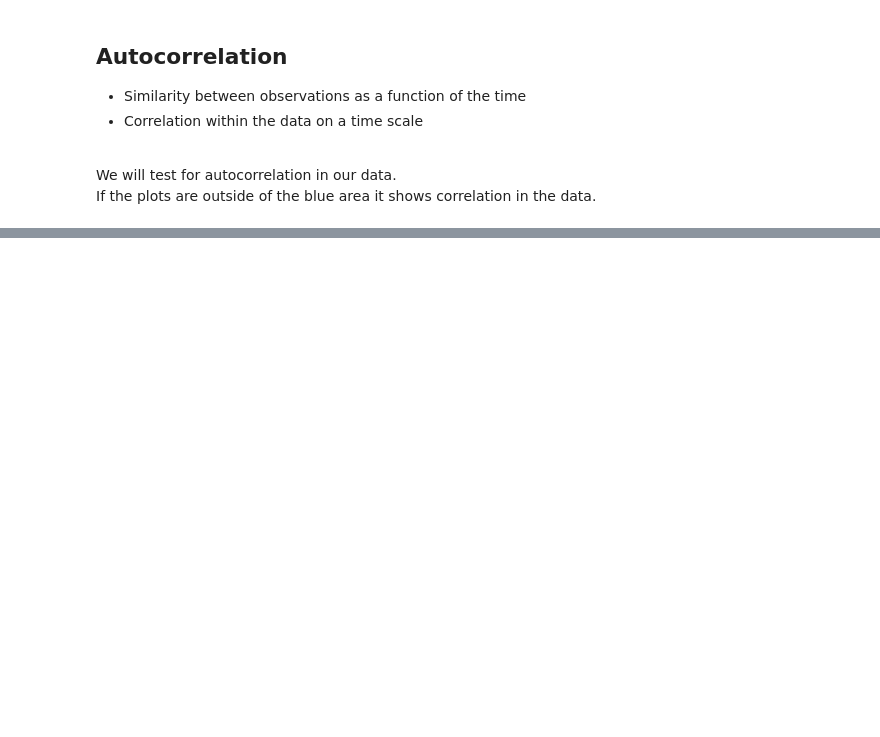
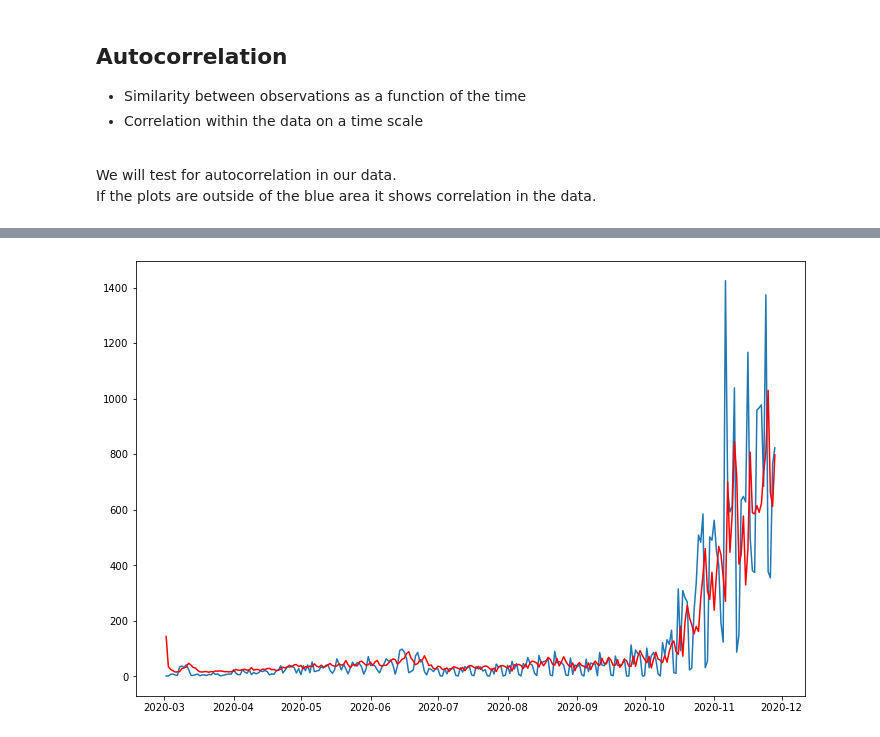
Before and after one commit to helenabarmer/machine_learning_intro, a Jupyter notebook: Regression/timeseries_forecasting.ipynb, the cells around one changed output, grey strips where cells are left out. Saved outputs shown, nothing was run; the diff lists cells and outputs as text; code cells hidden in the pictures; blank space fills up the shorter version.

```diff
--- a/Regression/timeseries_forecasting.ipynb
+++ b/Regression/timeseries_forecasting.ipynb
@@ -183,0 +184,9 @@ ImportError: cannot import name 'iterkeys' from 'statsmodels.compat.python' (C:\
+# %%
+model=ARIMA(df_covid,order=(5,0,0)).fit()
+#model = model.fit()
+
+plt.figure(figsize=(12,8))
+plt.plot(df_covid)
+plt.plot(model.fittedvalues, color='red');
+# %% [output]
+[figure, added]
```
Also changed, not shown: parts of 30 cells of this notebook, 1 other file.
